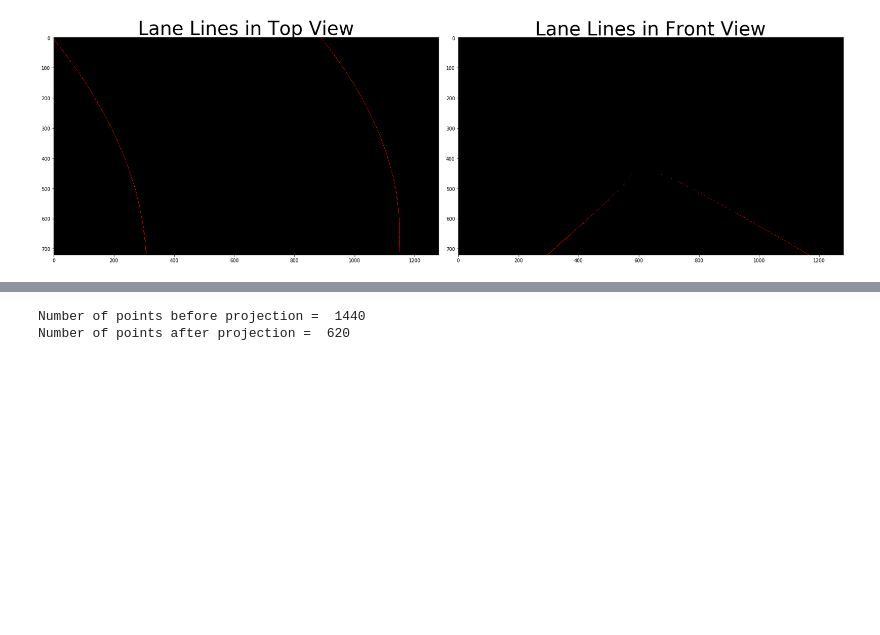
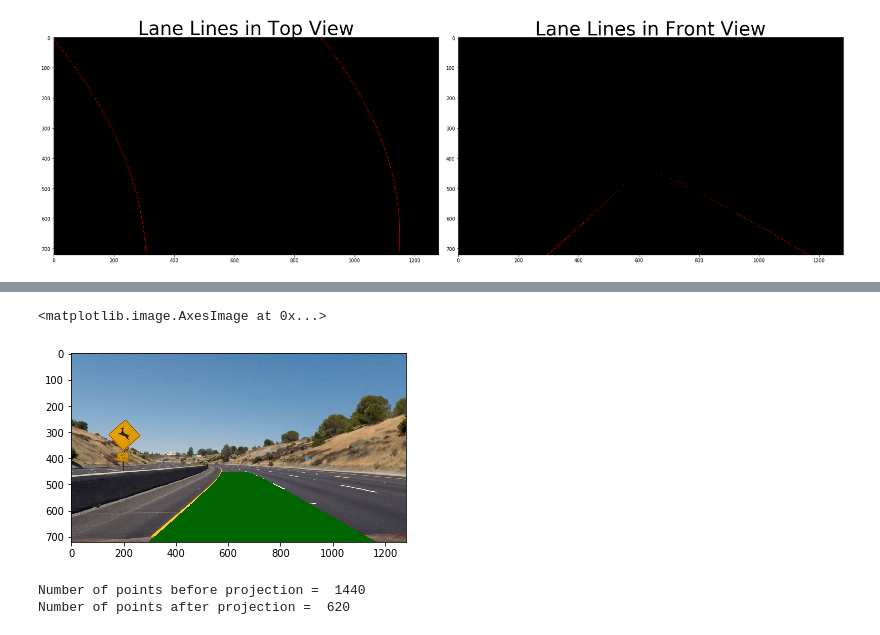
Before and after one commit to suvoganguli/SDCND-Projects, a Jupyter notebook: CarND-Advanced-Lane-Lines-P2/debug2.ipynb, the cells around one changed output, grey strips where cells are left out. Saved outputs shown, nothing was run; the diff lists cells and outputs as text; code cells hidden in the pictures; blank space fills up the shorter version.

```diff
--- a/CarND-Advanced-Lane-Lines-P2/debug2.ipynb
+++ b/CarND-Advanced-Lane-Lines-P2/debug2.ipynb
@@ -104,3 +123,13 @@ plt.fill(indx_poly, indy_poly, 'g')
+# %%
+pts = np.vstack((indx_poly,indy_poly)).astype(np.int32).T
+pts = np.int_([pts])
+
+#plt.imshow(image_unwarped_color)
+out = cv2.fillPoly(image_unwarped_color, pts, (0, 100, 0))
+plt.imshow(out)
+# %% [output]
+<matplotlib.image.AxesImage at 0x...>
+[figure, added]
 # %%
 # check number of points before and after projection
 print("Number of points before projection = ", 2*len(ploty)) # left and right lane points
```
Also changed, not shown: parts of 1 cell of this notebook, 1 other file.
